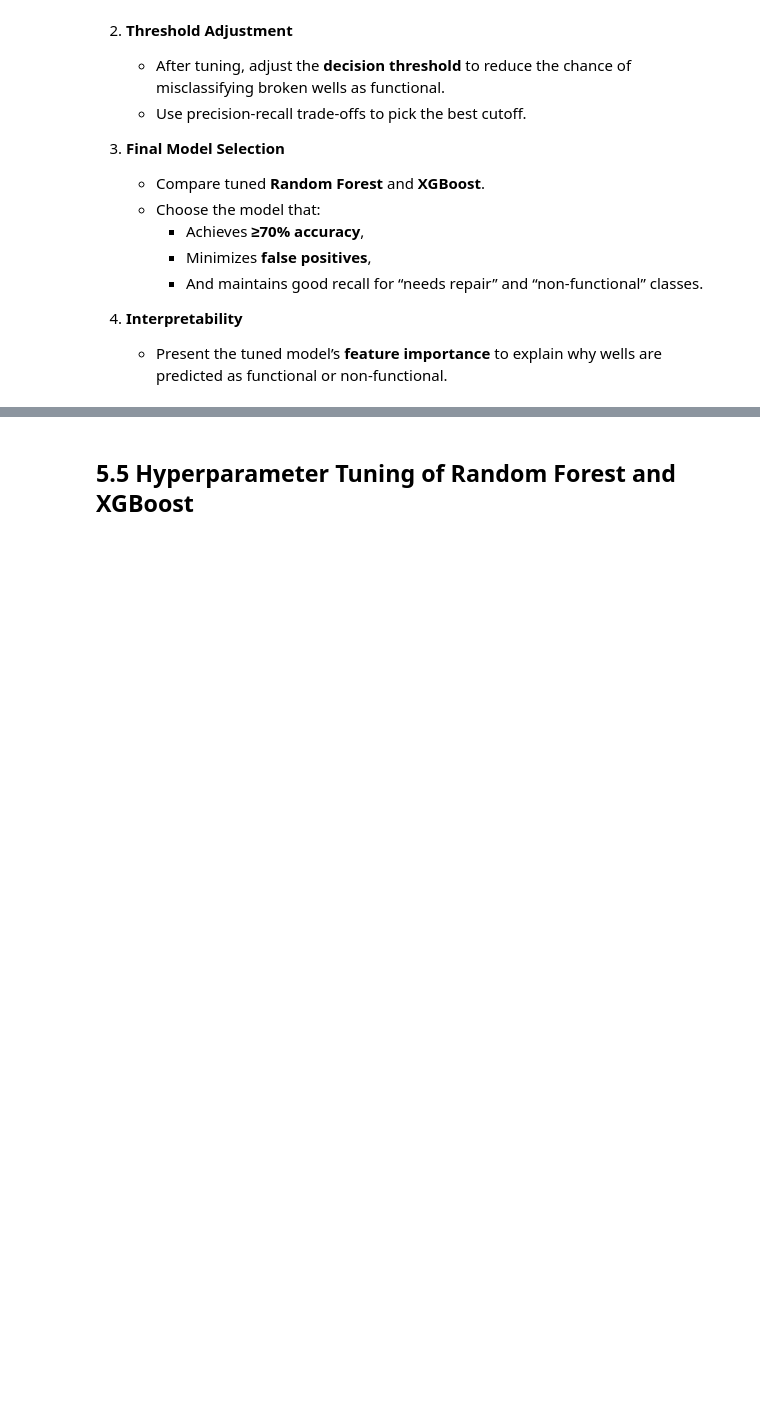
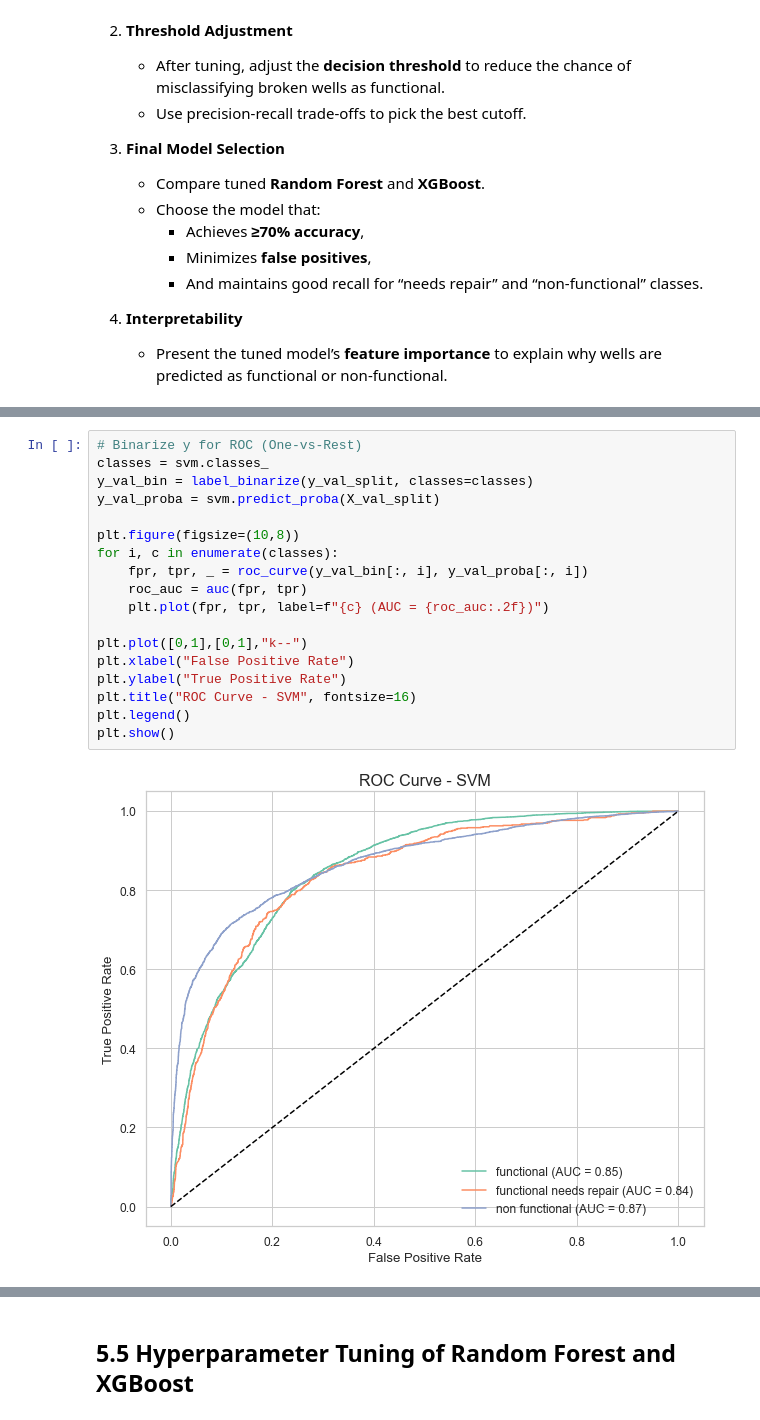
Before and after one commit to HuldahCR/Tanzanian_Water_Well_Risk_Model, a Jupyter notebook: notebooks/Tanzanian_Water_Well_Modeling.ipynb, the cells around one changed output, grey strips where cells are left out. Saved outputs shown, nothing was run; the diff lists cells and outputs as text; blank space fills up the shorter version.

```diff
--- a/notebooks/Tanzanian_Water_Well_Modeling.ipynb
+++ b/notebooks/Tanzanian_Water_Well_Modeling.ipynb
@@ -2662,0 +2711,20 @@ Top 15 important features:
+# %%
+# Binarize y for ROC (One-vs-Rest)
+classes = svm.classes_
+y_val_bin = label_binarize(y_val_split, classes=classes)
+y_val_proba = svm.predict_proba(X_val_split)
+
+plt.figure(figsize=(10,8))
+for i, c in enumerate(classes):
+    fpr, tpr, _ = roc_curve(y_val_bin[:, i], y_val_proba[:, i])
+    roc_auc = auc(fpr, tpr)
+    plt.plot(fpr, tpr, label=f"{c} (AUC = {roc_auc:.2f})")
+
+plt.plot([0,1],[0,1],"k--")
+plt.xlabel("False Positive Rate")
+plt.ylabel("True Positive Rate")
+plt.title("ROC Curve - SVM", fontsize=16)
+plt.legend()
+plt.show()
+# %% [output]
+[figure, added]
```
Also changed, not shown: parts of 40 cells of this notebook.
